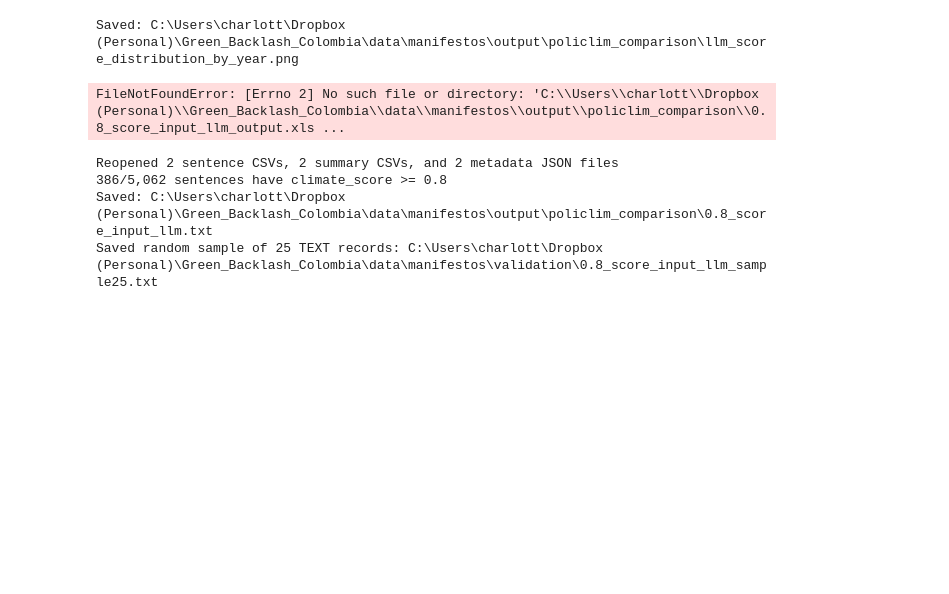
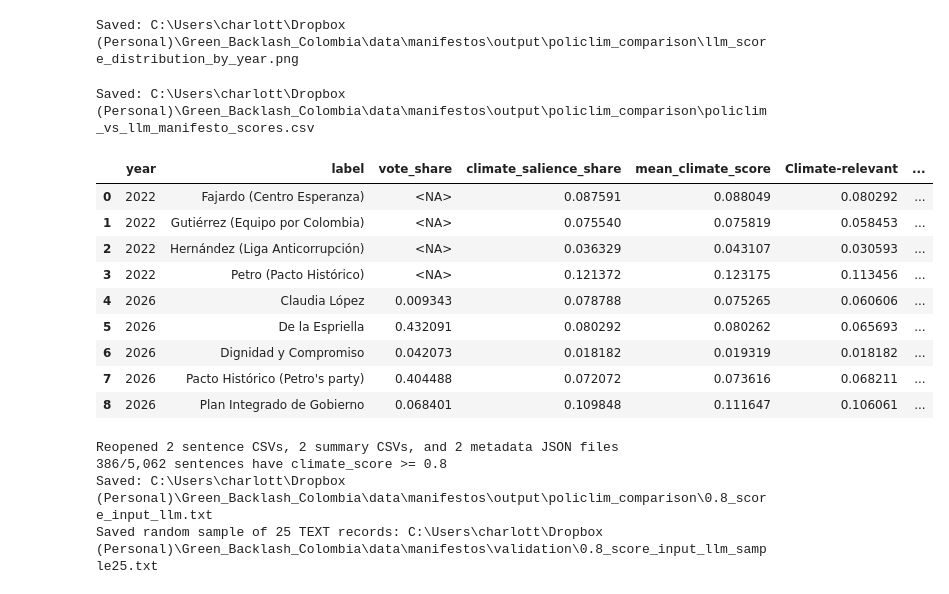
Before and after one commit to bezisch/Green_Backlash_Colombia, a Jupyter notebook: data/manifestos/apply_policlim_to_manifestos_2022_2026.ipynb, the cells around one changed output. Drawn from its saved outputs; the diff is of its cells as text; code cells hidden in the pictures; blank space fills up the shorter version.

```diff
--- a/data/manifestos/apply_policlim_to_manifestos_2022_2026.ipynb
+++ b/data/manifestos/apply_policlim_to_manifestos_2022_2026.ipynb
@@ -1449,7 +1401,7 @@ Saved: C:\Users\charlott\Dropbox (Personal)\Green_Backlash_Colombia\data\manifes
 if "summary_df" not in globals():
     summary_df = pd.read_csv(COMPARISON_DIR / "policlim_manifesto_summary_all_years.csv")
 
-llm_output_path = COMPARISON_DIR / "0.8_score_input_llm_output.xlsx"
+llm_output_path = COMPARISON_DIR / "0.8_score_output_llm.xlsx"
 llm_df = pd.read_excel(llm_output_path)
 
 # "relevant" is the three-way relevance call (relevant / not relevant / not sure); the
@@ -1517,34 +1469,44 @@ SCORE_COLUMNS = ["climate_salience_share", "mean_climate_score", *SCORE_LABELS.v
 votes_2026 = pd.read_excel(
     PROJECT_ROOT.parent.parent / "data" / "electoral" / "raw" / "primera_vuelta_2026" / "MUNICIPIO_PRESIDENTE_31-05-2026.xlsx"
 )
 national_votes_2026 = votes_2026.groupby("DES_CAN")["NUM_VOT"].sum()
 vote_share_2026 = national_votes_2026 / national_votes_2026.sum()
 
 # manifesto label (policlim) -> DES_CAN (election data candidate). The label does not
 # always name the 2026 candidate - e.g. the Pacto Historico manifesto is still labelled
 # after Petro, but Cepeda is the 2026 candidate - so this was confirmed by cross-
 # referencing each manifesto PDF against the DES_PAR party column, not by name matching.
 MANIFESTO_TO_CANDIDATE_2026 = {
     "Pacto Histórico (Petro's party)": "IVÁN CEPEDA CASTRO",
     "Claudia López": "CLAUDIA LÓPEZ",
     "De la Espriella": "ABELARDO DE LA ESPRIELLA",
     "Plan Integrado de Gobierno": "PALOMA VALENCIA LASERNA",
     "Dignidad y Compromiso": "SERGIO FAJARDO VALDERRAMA",
 }
 
 policlim_vs_llm["vote_share"] = [
     vote_share_2026.get(MANIFESTO_TO_CANDIDATE_2026.get(label)) if year == 2026 else pd.NA
     for year, label in zip(policlim_vs_llm["year"], policlim_vs_llm["label"])
 ]
 for col in SCORE_COLUMNS:
     policlim_vs_llm[f"{col}_x_vote_share"] = policlim_vs_llm[col] * policlim_vs_llm["vote_share"]
 
 comparison_output_path = COMPARISON_DIR / "policlim_vs_llm_manifesto_scores.csv"
 policlim_vs_llm.to_csv(comparison_output_path, index=False, encoding="utf-8-sig")
 print(f"Saved: {comparison_output_path}")
 display(policlim_vs_llm[["year", "label", "vote_share", *SCORE_COLUMNS, *(f"{c}_x_vote_share" for c in SCORE_COLUMNS)]])
 # %% [output]
-FileNotFoundError: [Errno 2] No such file or directory: 'C:\\Users\\charlott\\Dropbox (Personal)\\Green_Backlash_Colombia\\data\\manifestos\\output\\policlim_comparison\\0.8_score_input_llm_output.xls ...
+Saved: C:\Users\charlott\Dropbox (Personal)\Green_Backlash_Colombia\data\manifestos\output\policlim_comparison\policlim_vs_llm_manifesto_scores.csv
+|  | year | label | vote_share | climate_salience_share | mean_climate_score | Climate-relevant | ... |
+| 0 | 2022 | Fajardo (Centro Esperanza) | <NA> | 0.087591 | 0.088049 | 0.080292 | ... |
+| 1 | 2022 | Gutiérrez (Equipo por Colombia) | <NA> | 0.075540 | 0.075819 | 0.058453 | ... |
+| 2 | 2022 | Hernández (Liga Anticorrupción) | <NA> | 0.036329 | 0.043107 | 0.030593 | ... |
+| 3 | 2022 | Petro (Pacto Histórico) | <NA> | 0.121372 | 0.123175 | 0.113456 | ... |
+| 4 | 2026 | Claudia López | 0.009343 | 0.078788 | 0.075265 | 0.060606 | ... |
+| 5 | 2026 | De la Espriella | 0.432091 | 0.080292 | 0.080262 | 0.065693 | ... |
+| 6 | 2026 | Dignidad y Compromiso | 0.042073 | 0.018182 | 0.019319 | 0.018182 | ... |
+| 7 | 2026 | Pacto Histórico (Petro's party) | 0.404488 | 0.072072 | 0.073616 | 0.068211 | ... |
+| 8 | 2026 | Plan Integrado de Gobierno | 0.068401 | 0.109848 | 0.111647 | 0.106061 | ... |
 # %%
 # Reopen saved outputs and create the high-score TXT export without re-running the classifier.
 # Run the save cell above first; this cell only reads the saved CSV/JSON artifacts.
```
Also changed, not shown: parts of 13 cells of this notebook.
